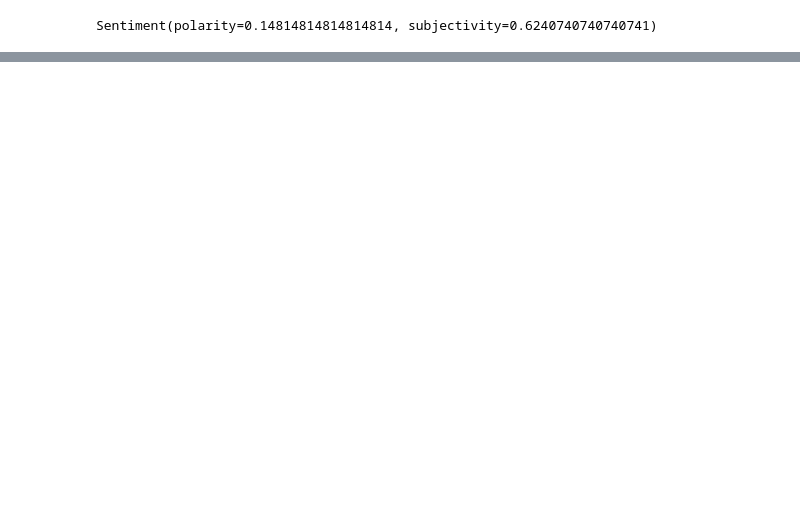
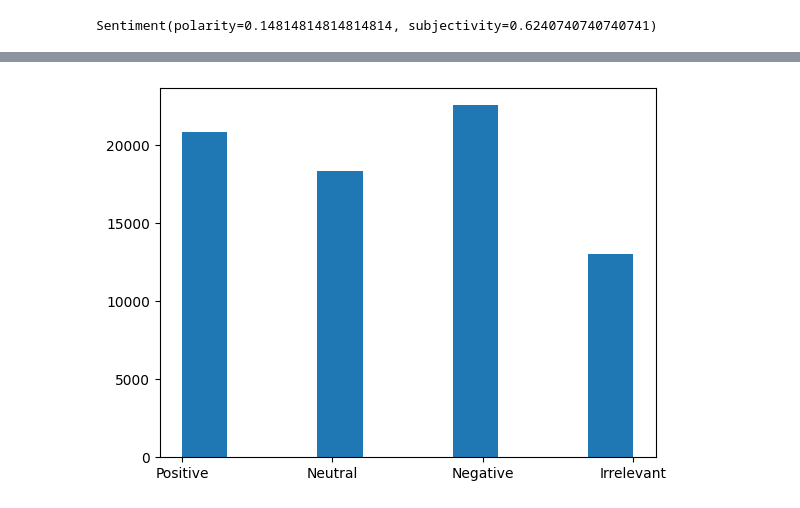
Before and after one commit to Wolfingten/btnlp_exercise03, a Jupyter notebook: exercise03.ipynb, the cells around one changed output, grey strips where cells are left out. Saved outputs shown, nothing was run; the diff lists cells and outputs as text; code cells hidden in the pictures; blank space fills up the shorter version.

```diff
--- a/exercise03.ipynb
+++ b/exercise03.ipynb
@@ -311,0 +382,49 @@ Sentiment(polarity=0.14814814814814814, subjectivity=0.6240740740740741)
+# %%
+pre_df = pd.read_csv("../data/twitter_training.csv", names=["ID", "platform", "sentiment", "comment"], dtype={"comment" : str})
+test_df = pd.read_csv("../data/twitter_validation.csv", names=["ID", "platform", "sentiment", "comment"], dtype={"comment" : str})
+
+pre_df.head()
+pre_df.nunique()
+
+pre_df["platform"].unique()
+pre_df["sentiment"].value_counts()
+pre_df["comment"].tolist()
+pre_df[pre_df["comment"].str.len()<=5].value_counts() # imoticons, <unk>, single number, punctuation (conflicts with emoticons)
+
+plt.hist(pre_df["sentiment"])
+plt.show()
+
+def preprocess_df(df):
+    df["comment"] = df["comment"].replace(r'[^\x00-\x7F]', " ", regex=True) # remove non-ascii characters
+    df["comment"] = df["comment"].str.lower().str.strip() # lowercase + remove trailing whitespace
+    df = df.dropna()
+    return df
+
+pre_df = preprocess_df(pre_df)
+test_df = preprocess_df(test_df)
+
+vecs_train = vectorizer.fit_transform(pre_df["comment"])
+vecs_test = vectorizer.transform(test_df["comment"])
+
+clf = MultinomialNB(alpha=.01)
+clf.fit(vecs_train, pre_df["sentiment"])
+
+pred = clf.predict(vecs_test)
+metrics.f1_score(test_df["sentiment"], pred, average="macro")
+
+pre_df["tokens"] = pre_df["comment"].apply(word_tokenize) # long runtime
+
+def spacy_lemmatize_no_stop(text):
+    return [token.lemma_ for token in nlp(text)]
+
+pre_df["spacy_lemmatized"] = pre_df["comment"].apply(spacy_lemmatize_no_stop) # very long runtime
+
+dictionary = corpora.Dictionary(pre_df["tokens"])
+pre_df_box = [dictionary.doc2bow(c) for c in pre_df["tokens"]]
+
+def textblob_tagger(text):
+    return TextBlob(text).tags
+
+pre_df["tags"] = pre_df["comment"].apply(textblob_tagger) # very long runtime
+# %% [output]
+[figure, added]
```
Also changed, not shown: parts of 2 cells of this notebook.
